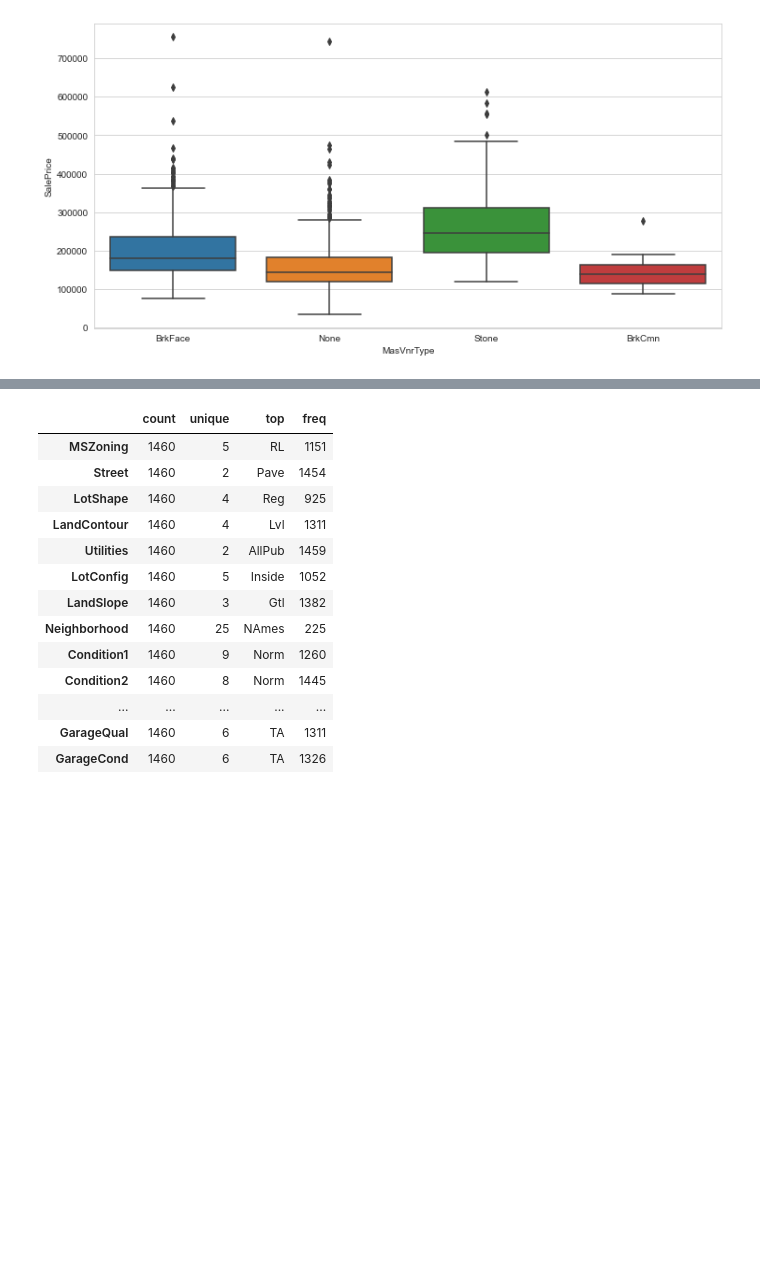
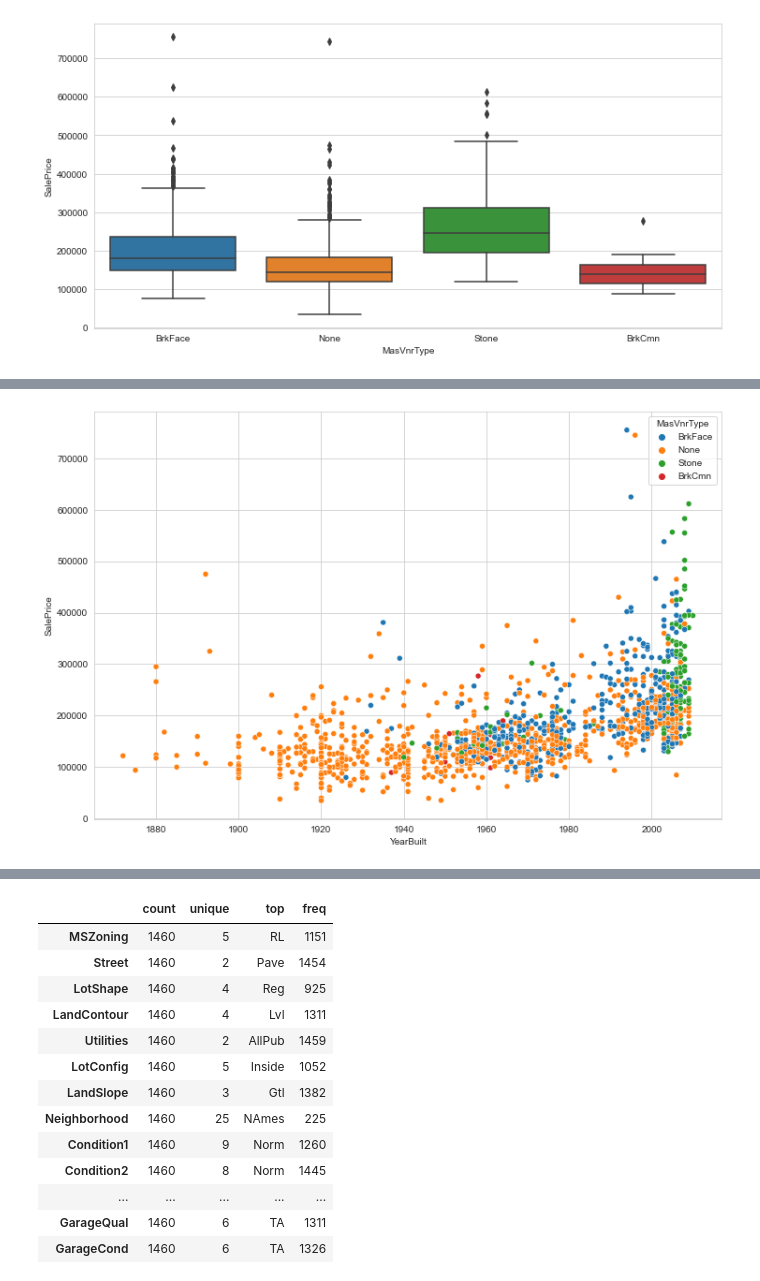
Before and after one commit to ezzaldeeen/house-price-prediction-api, a Jupyter notebook: app/src/models/house-price-EDA.ipynb, the cells around one changed output, grey strips where cells are left out. Drawn from its saved outputs; the diff is of its cells as text; code cells hidden in the pictures; blank space fills up the shorter version.

```diff
--- a/app/src/models/house-price-EDA.ipynb
+++ b/app/src/models/house-price-EDA.ipynb
@@ -523,0 +540,6 @@ plt.show()
+# %%
+plt.figure(figsize=(12,8))
+sns.scatterplot(data=data, x='YearBuilt', y='SalePrice', hue='MasVnrType')
+plt.show()
+# %% [output]
+[figure, added]
```
Also changed, not shown: parts of 19 cells of this notebook.
